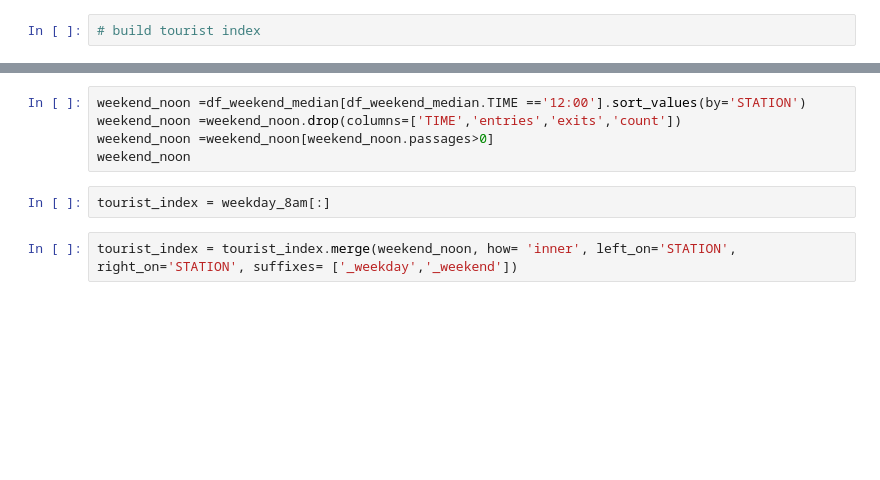
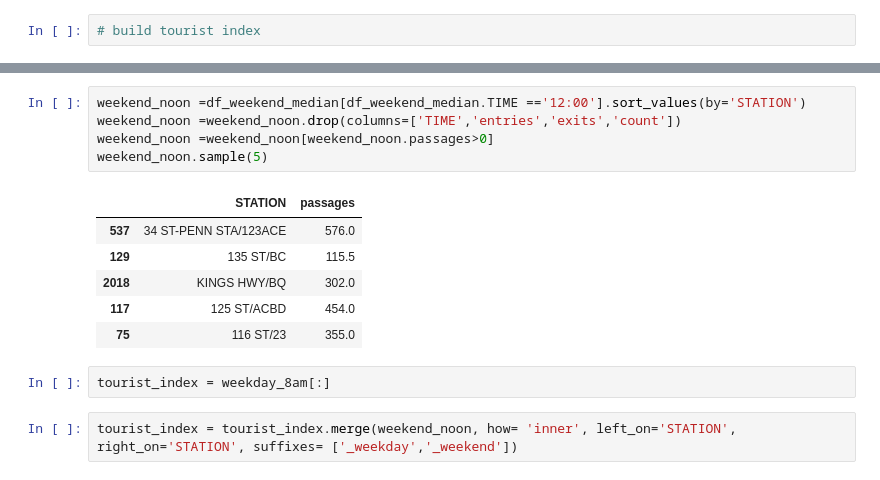
Before and after one commit to yeewill/New-York-City-Subway-Foot-Traffic, a Jupyter notebook: MTA V3 with weekend separated and weekdays.ipynb, the cells around one changed output, grey strips where cells are left out. Cells and saved outputs as stored; diff of their text form; blank space fills up the shorter version.

```diff
--- a/MTA V3 with weekend separated and weekdays.ipynb
+++ b/MTA V3 with weekend separated and weekdays.ipynb
@@ -108,8 +122,15 @@ weekday_8am
 # %%
 weekend_noon =df_weekend_median[df_weekend_median.TIME =='12:00'].sort_values(by='STATION')
 weekend_noon =weekend_noon.drop(columns=['TIME','entries','exits','count'])
 weekend_noon =weekend_noon[weekend_noon.passages>0]
-weekend_noon
+weekend_noon.sample(5)
+# %% [output]
+|  | STATION | passages |
+| 537 | 34 ST-PENN STA/123ACE | 576.0 |
+| 129 | 135 ST/BC | 115.5 |
+| 2018 | KINGS HWY/BQ | 302.0 |
+| 117 | 125 ST/ACBD | 454.0 |
+| 75 | 116 ST/23 | 355.0 |
 # %%
 tourist_index = weekday_8am[:]
 # %%
```
Also changed, not shown: parts of 13 cells of this notebook, 2 other files.
